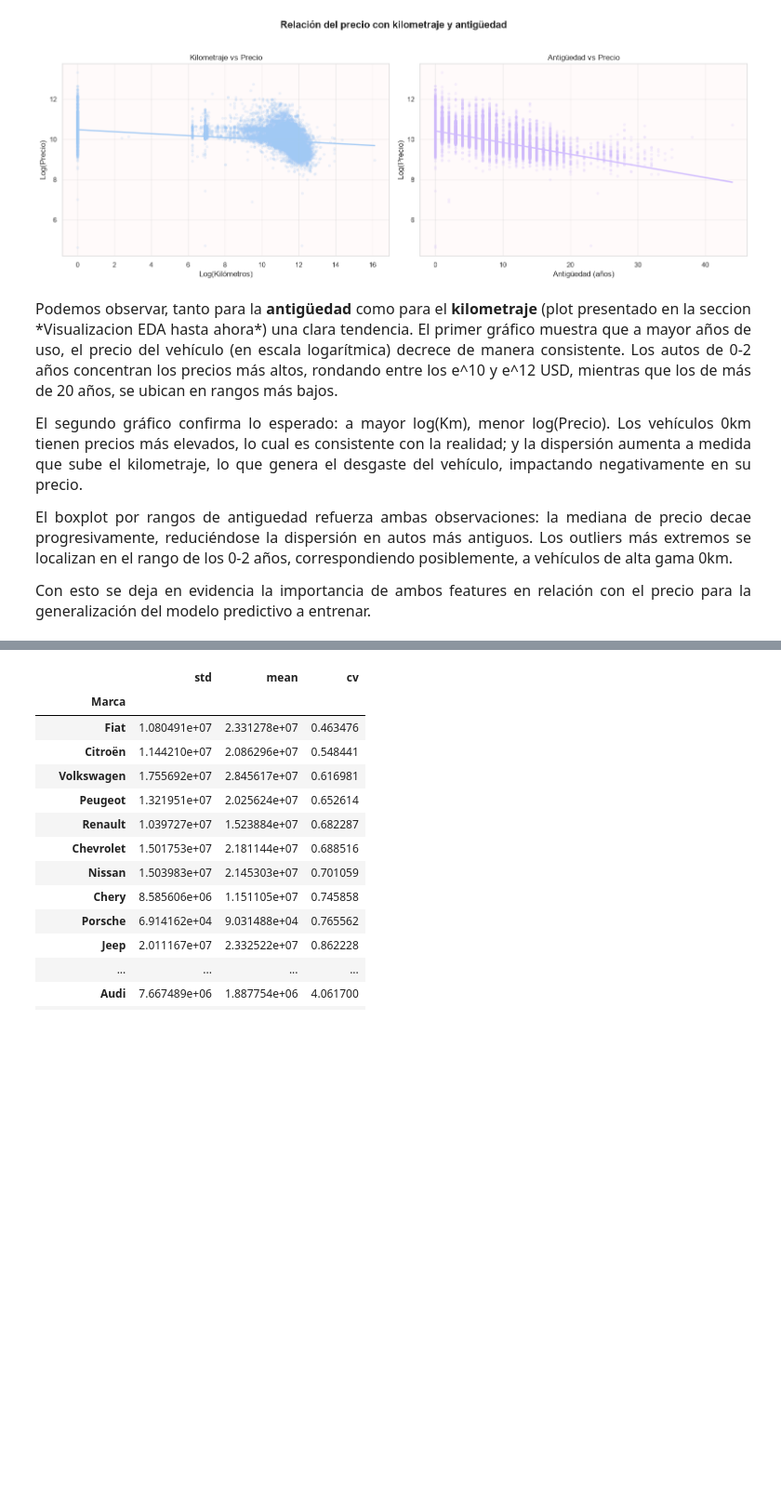
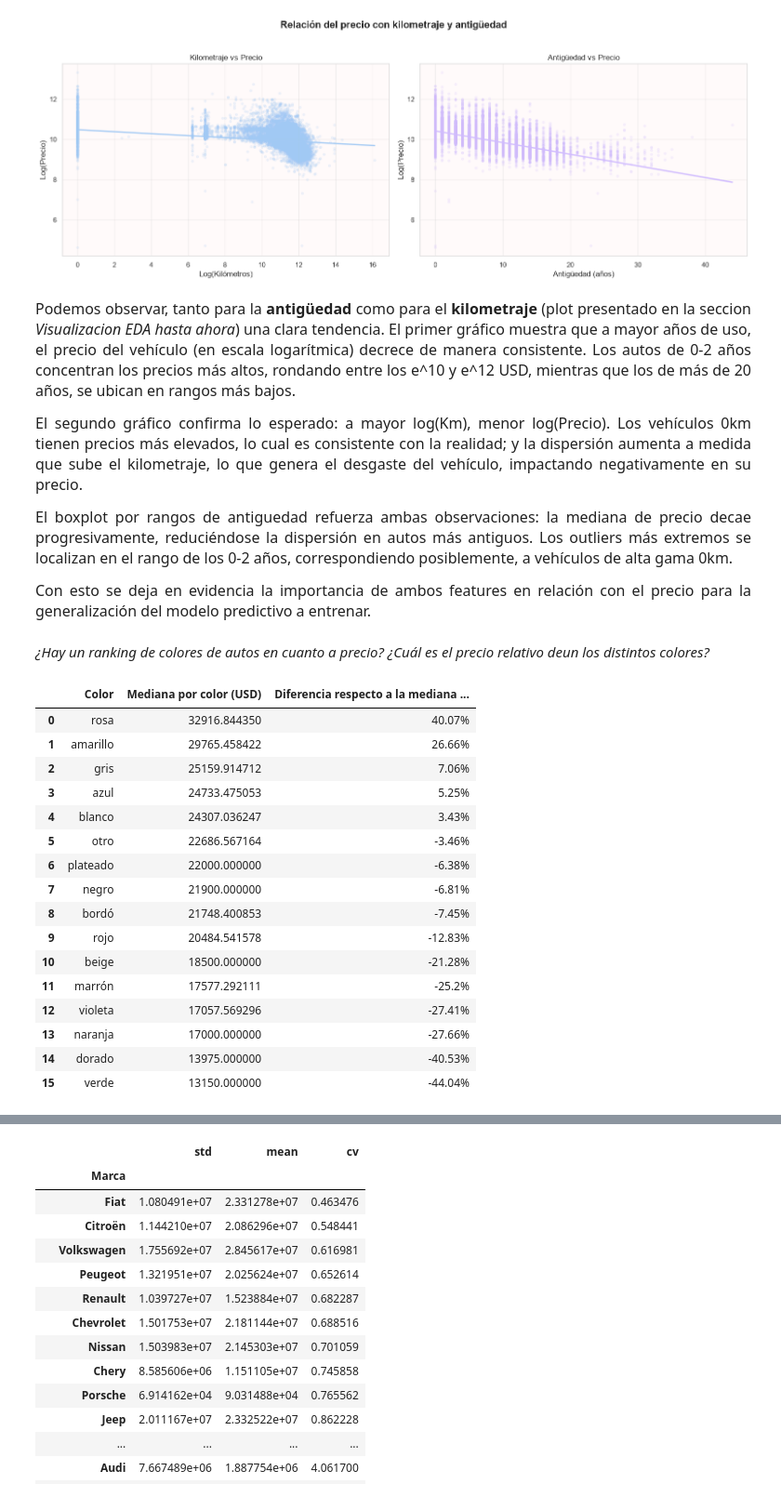
Before and after one commit to PilarOtero/Gurevich_Otero_Informe_PF, a Jupyter notebook: notebook/Gurevich_Otero_Notebook_PF.ipynb, the cells around one changed output, grey strips where cells are left out. Shown at 93% size. Drawn from its saved outputs; the diff is of its cells as text; code cells hidden in the pictures; blank space fills up the shorter version.

```diff
--- a/notebook/Gurevich_Otero_Notebook_PF.ipynb
+++ b/notebook/Gurevich_Otero_Notebook_PF.ipynb
@@ -542,7 +623,7 @@ plot_precio_segun_antiguedad_km(data_visualizacion)
 [figure]
 # %% [markdown]
 <p style="text-align: justify; text-justify: inter-word; font-size: 16px;">
-Podemos observar, tanto para la <strong>antigüedad</strong> como para el <strong>kilometraje</strong> (plot presentado en la seccion *Visualizacion EDA hasta ahora*) una clara tendencia. El primer gráfico muestra que a mayor años de uso, el precio del vehículo (en escala logarítmica) decrece de manera consistente. Los autos de 0-2 años concentran los precios más altos, rondando entre los e^10 y e^12 USD, mientras que los de más de 20 años, se ubican en rangos más bajos.
+Podemos observar, tanto para la <strong>antigüedad</strong> como para el <strong>kilometraje</strong> (plot presentado en la seccion <em>Visualizacion EDA hasta ahora</em>) una clara tendencia. El primer gráfico muestra que a mayor años de uso, el precio del vehículo (en escala logarítmica) decrece de manera consistente. Los autos de 0-2 años concentran los precios más altos, rondando entre los e^10 y e^12 USD, mientras que los de más de 20 años, se ubican en rangos más bajos.
 </p>
 
 <p style="text-align: justify; text-justify: inter-word; font-size: 16px;">
@@ -556,3 +637,36 @@ El boxplot por rangos de antiguedad refuerza ambas observaciones: la mediana de
 <p style="text-align: justify; text-justify: inter-word; font-size: 16px;">
 Con esto se deja en evidencia la importancia de ambos features en relación con el precio para la generalización del modelo predictivo a entrenar.
 </p>
+# %% [markdown]
+*¿Hay un ranking de colores de autos en cuanto a precio? ¿Cuál es el precio relativo deun los distintos colores?*
+# %%
+data_unificado = pd.concat([x_train, x_val]).reset_index(drop = True)
+
+#Mediana para evitar que los otliers afecten
+mediana_general = data_unificado['Precio'].median()
+
+precio_por_color = data_unificado.groupby('Color')['Precio'].median().sort_values(ascending = False)
+precio_relativo = ((precio_por_color - mediana_general) / mediana_general * 100).round(2)
+
+display(pd.DataFrame({
+    'Color': precio_por_color.index,
+    'Mediana por color (USD)': precio_por_color.values,
+    'Diferencia respecto a la mediana general': precio_relativo.values.round(2).astype(str) + '%'}))
+# %% [output]
+|  | Color | Mediana por color (USD) | Diferencia respecto a la mediana ... |
+| 0 | rosa | 32916.844350 | 40.07% |
+| 1 | amarillo | 29765.458422 | 26.66% |
+| 2 | gris | 25159.914712 | 7.06% |
+| 3 | azul | 24733.475053 | 5.25% |
+| 4 | blanco | 24307.036247 | 3.43% |
+| 5 | otro | 22686.567164 | -3.46% |
+| 6 | plateado | 22000.000000 | -6.38% |
+| 7 | negro | 21900.000000 | -6.81% |
+| 8 | bordó | 21748.400853 | -7.45% |
+| 9 | rojo | 20484.541578 | -12.83% |
+| 10 | beige | 18500.000000 | -21.28% |
+| 11 | marrón | 17577.292111 | -25.2% |
+| 12 | violeta | 17057.569296 | -27.41% |
+| 13 | naranja | 17000.000000 | -27.66% |
+| 14 | dorado | 13975.000000 | -40.53% |
+| 15 | verde | 13150.000000 | -44.04% |
```
Also changed, not shown: parts of 23 cells of this notebook, 1 other file.
